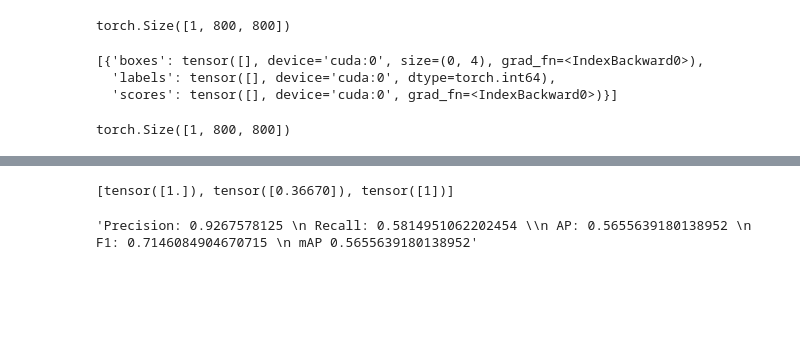
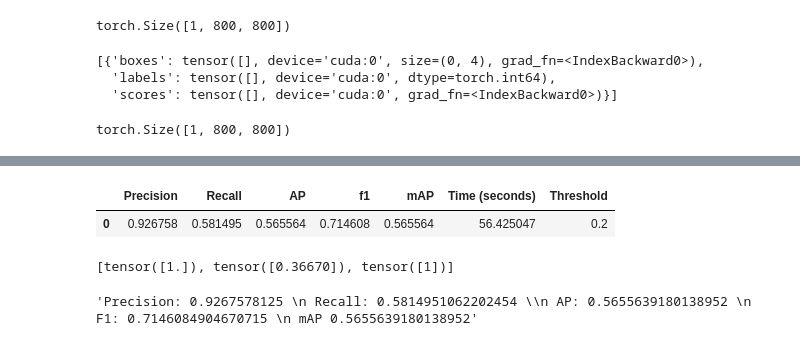
Before and after one commit to alexmak001/SAR-satelite-image-ship-detection, a Jupyter notebook: alex_notebooks/resultsVisualize.ipynb, the cells around one changed output, grey strips where cells are left out. Cells and saved outputs as stored; diff of their text form; code cells hidden in the pictures; blank space fills up the shorter version.

Commit message:
metric and graph

```diff
--- a/alex_notebooks/resultsVisualize.ipynb
+++ b/alex_notebooks/resultsVisualize.ipynb
@@ -175,0 +241,8 @@ len(val_loader_yolo)
+# %%
+inshore_dataset_yolo = ShipDataset_YOLO(
+    path = 'in',
+    #transform=transform
+)
+
+inshore_loader_yolo = torch.utils.data.DataLoader(inshore_dataset_yolo, batch_size=batch_size,collate_fn=utility.collate_fn)
+len(inshore_dataset_yolo)
@@ -729,8 +817,8 @@ def get_metric_YOLO(model, dataloader, threshold):
     t3 = t2-t1
     result = "Precision: {0:.3f} \n Recall: {1:.3f} \n AP: {2:.3f} \n F1: {3:.3f} \n mAP {4:.3f} \n time: {5:.3f} \n threshold: {6:}".format(precision.item(), recall.item(), AP.item(), f1.item(),mAP.item(), t3,threshold)
     print(result)
-    return precision.item(), recall.item(), AP.item(), f1.item(),mAP.item(), t3, threshold
+    return [precision.item(), recall.item(), AP.item(), f1.item(),mAP.item(), t3, threshold]
 # %%
-tempYolopred = get_metric_YOLO(model, val_loader_yolo, 0.2)
+tempYolopred = get_metric_YOLO(model, inshore_loader_yolo, 0.2)
 tempYolopred
 # %% [output]
@@ -750 +838,5 @@ Precision: 0.927
  0.2)
+# %%
+t = list(tempYolopred)
+t = [t]
+t
@@ -751,3 +851,10 @@ Precision: 0.927
+# %%
+cols = ["Precision", "Recall", "AP" , "f1" ,"mAP", "Time (seconds)", "Threshold"]
+df = pd.DataFrame(t, columns=cols)
+df.head()
+# %% [output]
+|  | Precision | Recall | AP | f1 | mAP | Time (seconds) | Threshold |
+| 0 | 0.926758 | 0.581495 | 0.565564 | 0.714608 | 0.565564 | 56.425047 | 0.2 |
 # %%
 sample_metrics = []
 for batch_i in range(len(preds_adj_all)):
```
Also changed, not shown: parts of 26 cells of this notebook.
